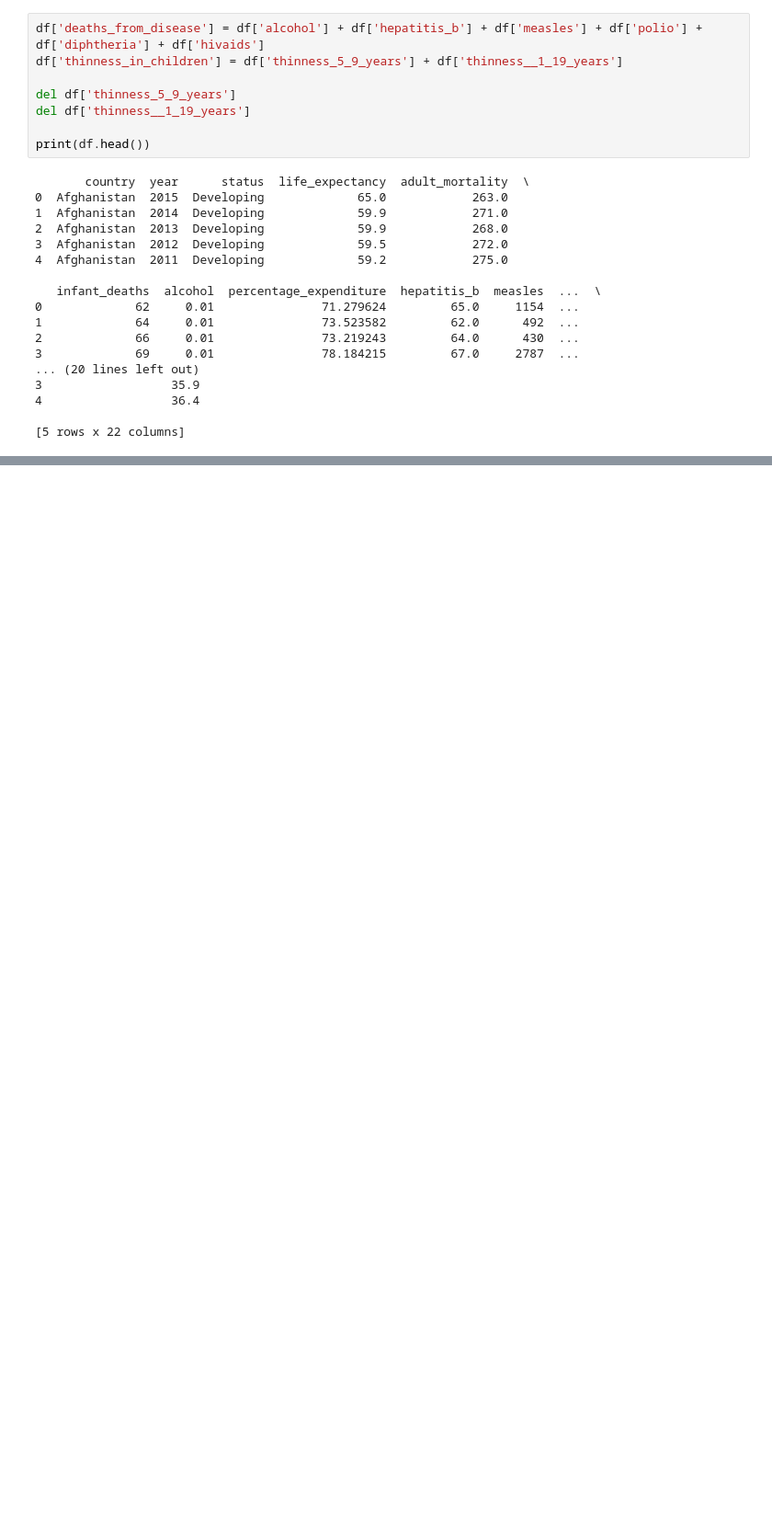
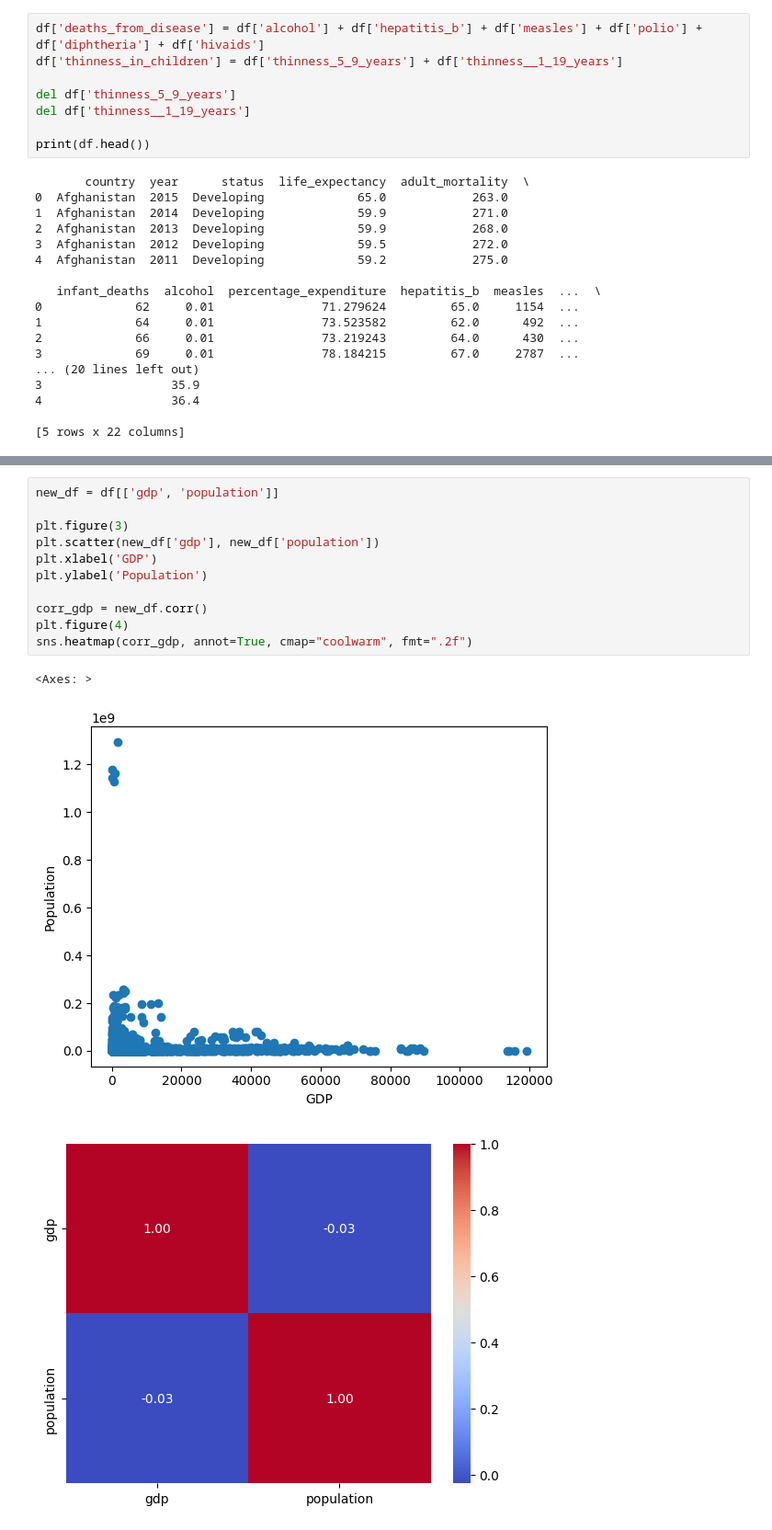
Before and after one commit to gjmessino/python-homework, a Jupyter notebook: ctd-python-data-pipeline.ipynb, the cells around one changed output, grey strips where cells are left out. Shown at 92% size. Drawn from its saved outputs; the diff is of its cells as text; blank space fills up the shorter version.

```diff
--- a/ctd-python-data-pipeline.ipynb
+++ b/ctd-python-data-pipeline.ipynb
@@ -178,0 +228,15 @@ results = df.groupby('year').agg({'life_expectancy' : ['mean', 'min', 'max']})
+# %%
+new_df = df[['gdp', 'population']]
+
+plt.figure(3)
+plt.scatter(new_df['gdp'], new_df['population'])
+plt.xlabel('GDP')
+plt.ylabel('Population')
+
+corr_gdp = new_df.corr()
+plt.figure(4)
+sns.heatmap(corr_gdp, annot=True, cmap="coolwarm", fmt=".2f")
+# %% [output]
+<Axes: >
+[figure, added]
+[figure, added]
```
Also changed, not shown: parts of 9 cells of this notebook.
